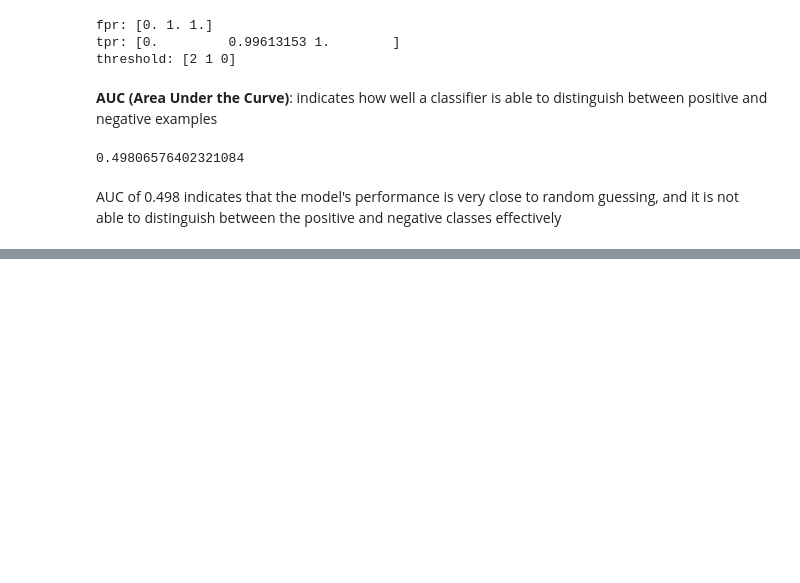
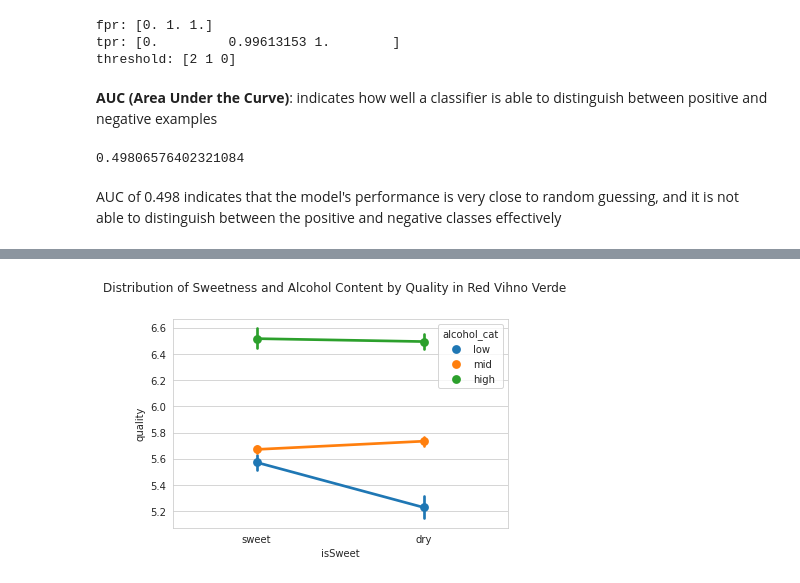
Before and after one commit to c0037654Newcastle/CSC2034-DS-Project, a Jupyter notebook: CSC2034_DS_Project.ipynb, the cells around one changed output, grey strips where cells are left out. Saved outputs shown, nothing was run; the diff lists cells and outputs as text; code cells hidden in the pictures; blank space fills up the shorter version.

```diff
--- a/CSC2034_DS_Project.ipynb
+++ b/CSC2034_DS_Project.ipynb
@@ -1088,0 +1109,10 @@ AUC of 0.498 indicates that the model's performance is very close to random gues
+# %%
+combined_data = pd.concat([white_vihno_dataset, red_vihno_dataset])
+# %%
+sns.set_style("whitegrid")
+sns.pointplot(x="isSweet", y="quality", hue="alcohol_cat", data=combined_data)
+plt.subplots_adjust(top=0.85)
+plt.suptitle("Distribution of Sweetness and Alcohol Content by Quality in Red Vihno Verde")
+plt.show()
+# %% [output]
+[figure, added]
```
Also changed, not shown: parts of 13 cells of this notebook.
